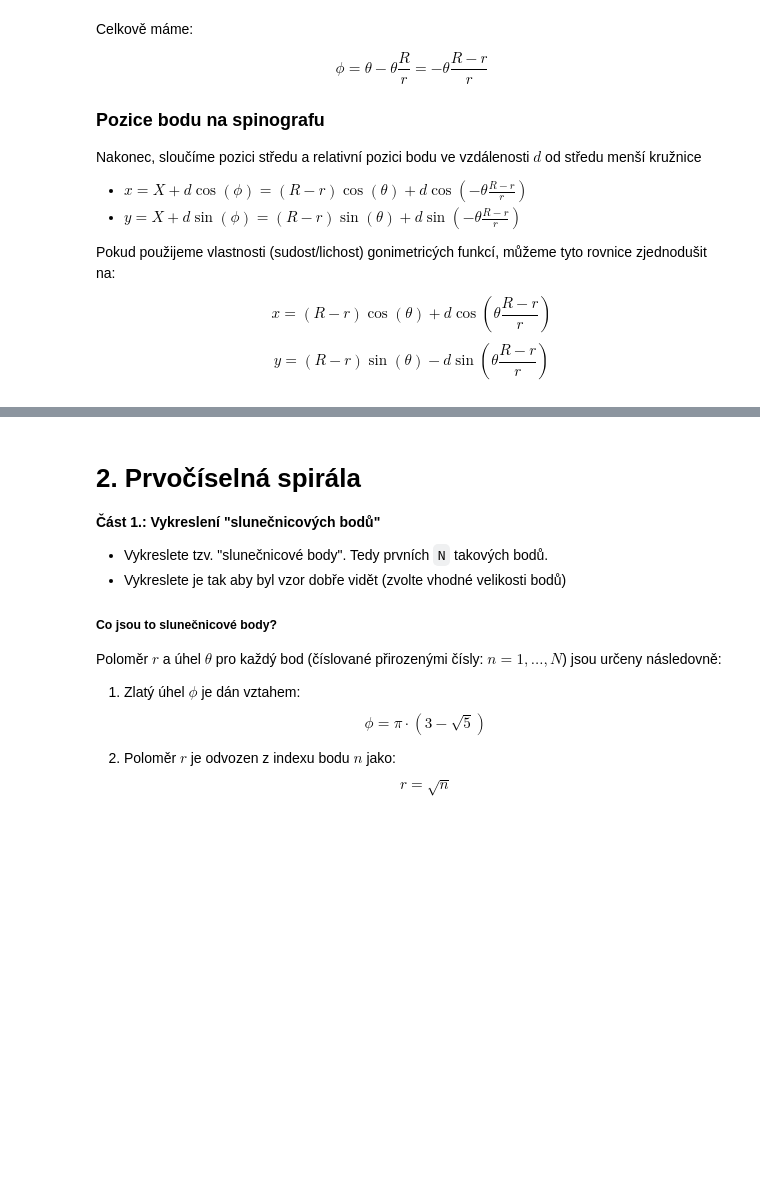
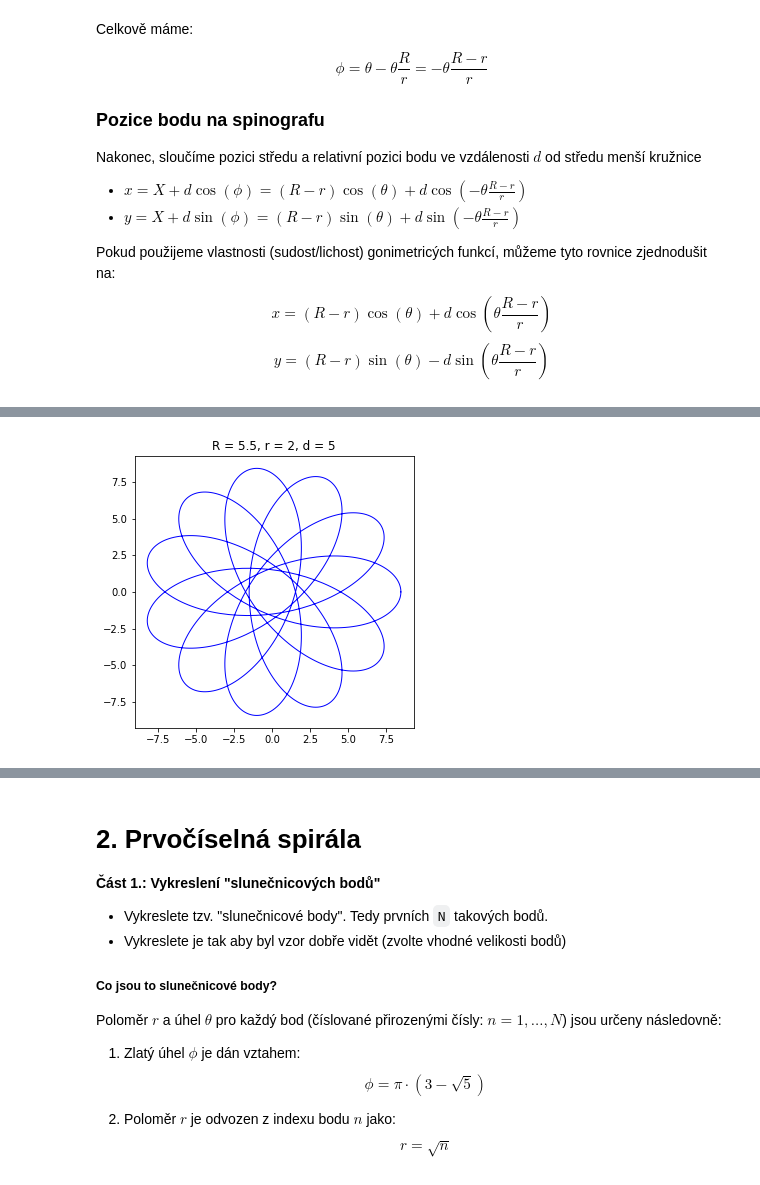
Before and after one commit to TAB0048/vvp-DU, a Jupyter notebook: DU4/DU4.ipynb, the cells around one changed output, grey strips where cells are left out. Cells and saved outputs as stored; diff of their text form; code cells hidden in the pictures; blank space fills up the shorter version.

```diff
--- a/DU4/DU4.ipynb
+++ b/DU4/DU4.ipynb
@@ -72,0 +85,4 @@ spinograph(10, 3, 1)
+# %%
+spinograph(5.5, 2, 5)
+# %% [output]
+[figure, added]
```
Also changed, not shown: parts of 5 cells of this notebook.
